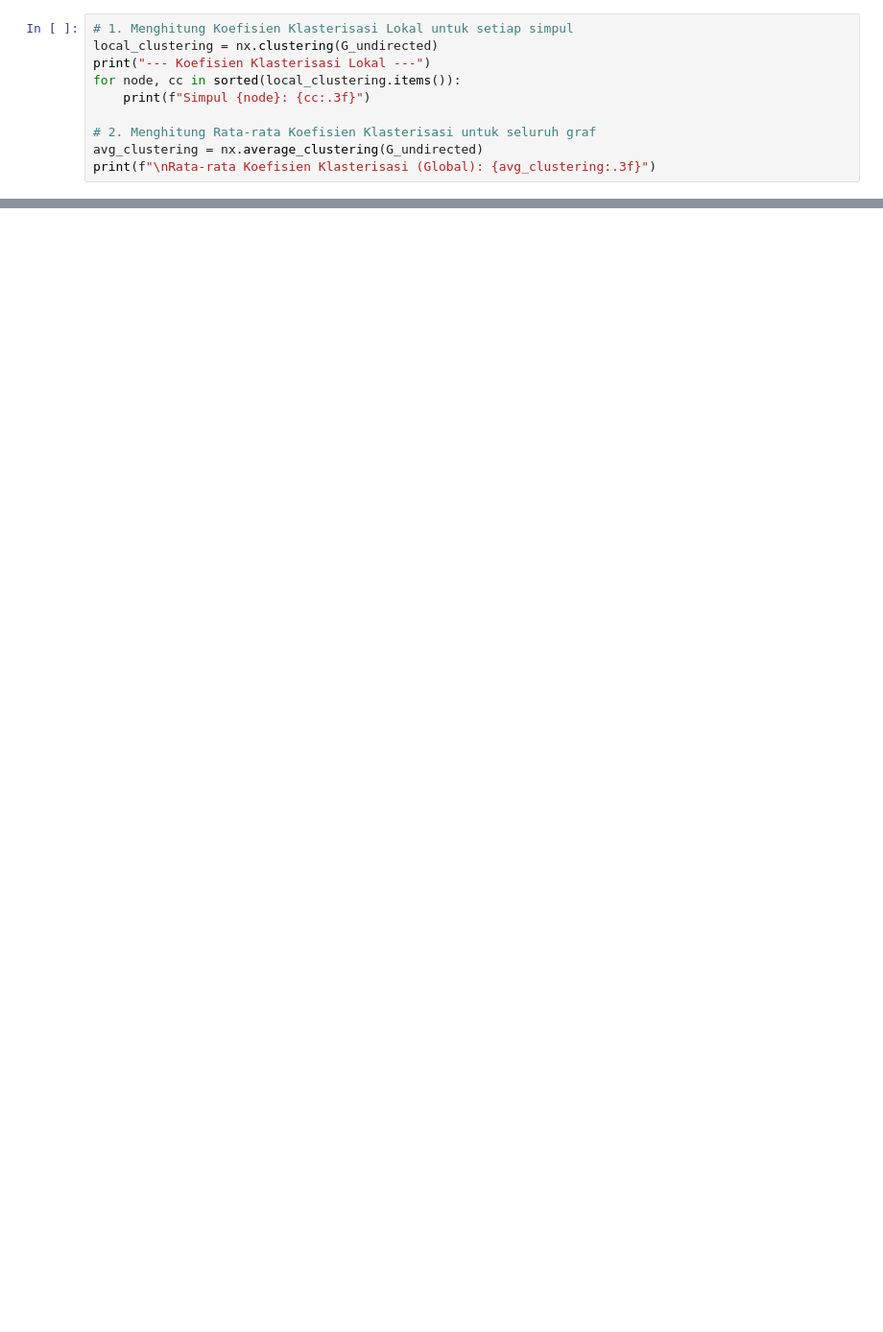
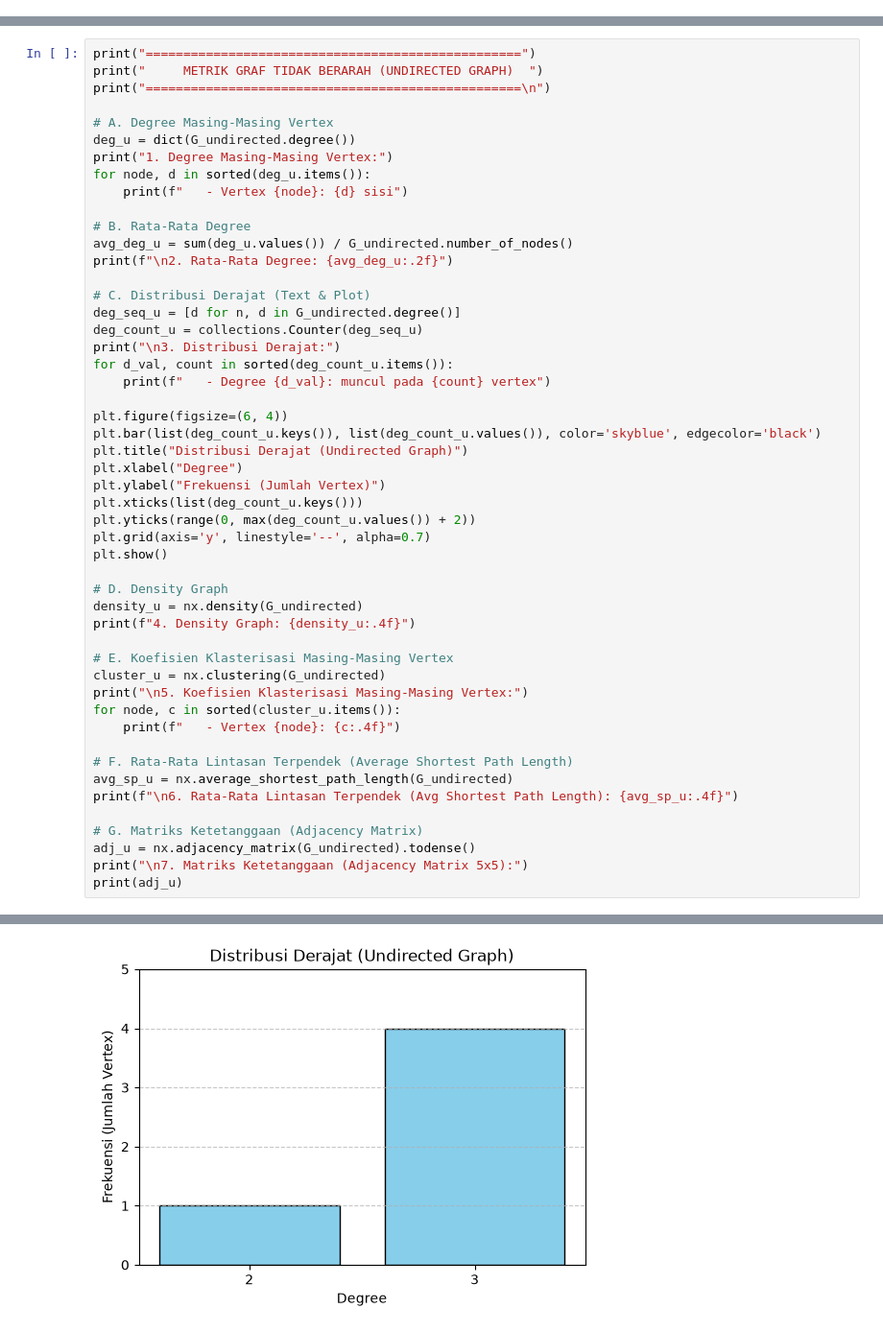
Before and after one commit to Angger23-155/ppw, a Jupyter notebook: ppw/graf.ipynb, the cells around one changed output, grey strips where cells are left out. Shown at 96% size. Drawn from its saved outputs; the diff is of its cells as text; blank space fills up the shorter version.

```diff
--- a/ppw/graf.ipynb
+++ b/ppw/graf.ipynb
@@ -112,10 +54,0 @@ Koefisien klasterisasi mengukur seberapa besar kecenderungan simpul-simpul dalam
-# %%
-# 1. Menghitung Koefisien Klasterisasi Lokal untuk setiap simpul
-local_clustering = nx.clustering(G_undirected)
-print("--- Koefisien Klasterisasi Lokal ---")
-for node, cc in sorted(local_clustering.items()):
-    print(f"Simpul {node}: {cc:.3f}")
-
-# 2. Menghitung Rata-rata Koefisien Klasterisasi untuk seluruh graf
-avg_clustering = nx.average_clustering(G_undirected)
-print(f"\nRata-rata Koefisien Klasterisasi (Global): {avg_clustering:.3f}")
@@ -130,0 +66,51 @@ Rata-rata Koefisien Klasterisasi (Global): 0.000
+# %%
+print("==================================================")
+print("     METRIK GRAF TIDAK BERARAH (UNDIRECTED GRAPH)  ")
+print("==================================================\n")
+
+# A. Degree Masing-Masing Vertex
+deg_u = dict(G_undirected.degree())
+print("1. Degree Masing-Masing Vertex:")
+for node, d in sorted(deg_u.items()):
+    print(f"   - Vertex {node}: {d} sisi")
+
+# B. Rata-Rata Degree
+avg_deg_u = sum(deg_u.values()) / G_undirected.number_of_nodes()
+print(f"\n2. Rata-Rata Degree: {avg_deg_u:.2f}")
+
+# C. Distribusi Derajat (Text & Plot)
+deg_seq_u = [d for n, d in G_undirected.degree()]
+deg_count_u = collections.Counter(deg_seq_u)
+print("\n3. Distribusi Derajat:")
+for d_val, count in sorted(deg_count_u.items()):
+    print(f"   - Degree {d_val}: muncul pada {count} vertex")
+
+plt.figure(figsize=(6, 4))
+plt.bar(list(deg_count_u.keys()), list(deg_count_u.values()), color='skyblue', edgecolor='black')
+plt.title("Distribusi Derajat (Undirected Graph)")
+plt.xlabel("Degree")
+plt.ylabel("Frekuensi (Jumlah Vertex)")
+plt.xticks(list(deg_count_u.keys()))
+plt.yticks(range(0, max(deg_count_u.values()) + 2))
+plt.grid(axis='y', linestyle='--', alpha=0.7)
+plt.show()
+
+# D. Density Graph
+density_u = nx.density(G_undirected)
+print(f"4. Density Graph: {density_u:.4f}")
+
+# E. Koefisien Klasterisasi Masing-Masing Vertex
+cluster_u = nx.clustering(G_undirected)
+print("\n5. Koefisien Klasterisasi Masing-Masing Vertex:")
+for node, c in sorted(cluster_u.items()):
+    print(f"   - Vertex {node}: {c:.4f}")
+
+# F. Rata-Rata Lintasan Terpendek (Average Shortest Path Length)
+avg_sp_u = nx.average_shortest_path_length(G_undirected)
+print(f"\n6. Rata-Rata Lintasan Terpendek (Avg Shortest Path Length): {avg_sp_u:.4f}")
+
+# G. Matriks Ketetanggaan (Adjacency Matrix)
+adj_u = nx.adjacency_matrix(G_undirected).todense()
+print("\n7. Matriks Ketetanggaan (Adjacency Matrix 5x5):")
+print(adj_u)
+# %% [output]
@@ -130,0 +133 @@ Rata-rata Koefisien Klasterisasi (Global): 0.000
+[figure, added]
```
Also changed, not shown: parts of 14 cells of this notebook.
